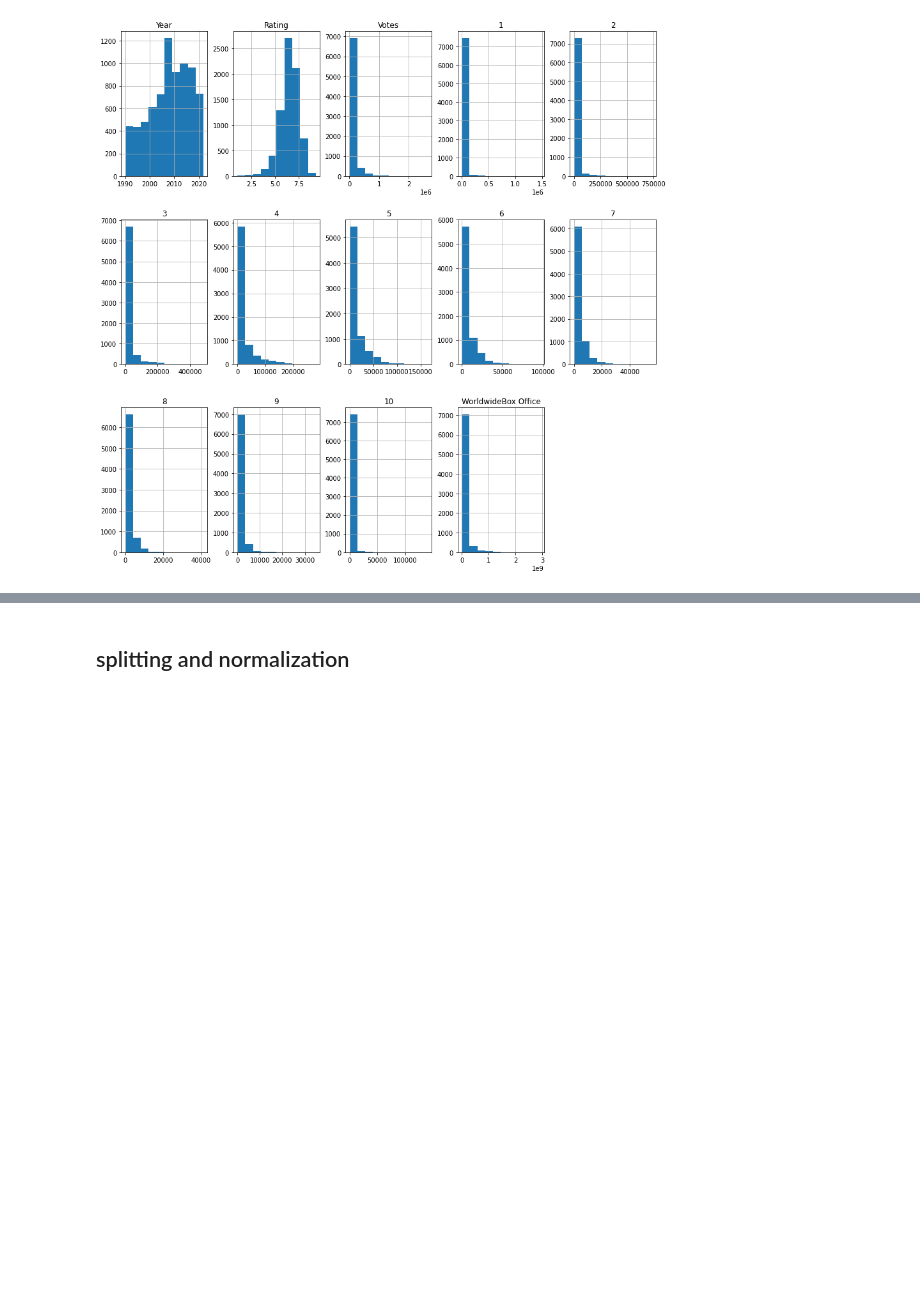
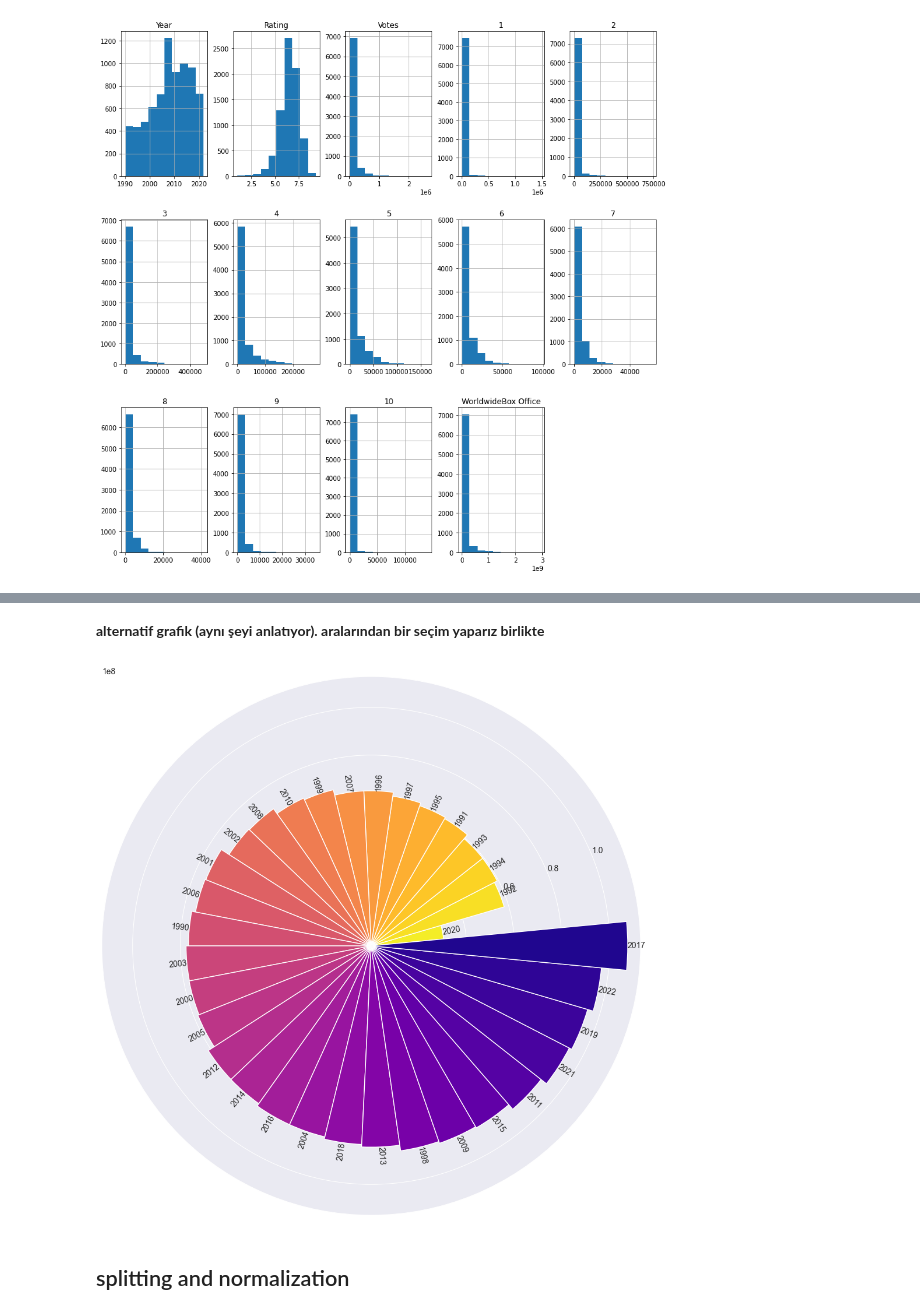
Before and after one commit to emre-bl/Movie-Revenue-Prediction, a Jupyter notebook: İMDB-m.ipynb, the cells around one changed output, grey strips where cells are left out. Drawn from its saved outputs; the diff is of its cells as text; code cells hidden in the pictures; blank space fills up the shorter version.

```diff
--- a/İMDB-m.ipynb
+++ b/İMDB-m.ipynb
@@ -331,3 +428,41 @@ sns.lineplot(x=years, y=revenues)
+# %% [markdown]
+**alternatif grafik (aynı şeyi anlatıyor). aralarından bir seçim yaparız birlikte**
+# %%
+plt.figure(figsize=(12,12))
+ax = plt.subplot(111, polar=True)
+plt.axis()
+
+lowerLimit = 0
+max_v = df['average revenue'].max()
+
+#set heights and width
+heights = df['average revenue']
+width = 2*np.pi / len(df.index)
+
+#set index and angle
+indexes = list(range(1, len(df.index)+1))
+angles = [element * width for element in indexes]
+
+bars = ax.bar(x=angles, height=heights, width=width, bottom=lowerLimit,
+              linewidth=1, edgecolor="white", color=pal_plas)
+labelPadding = 15
+
+for bar, angle, height, label in zip(bars,angles, heights, df['year']):
+    rotation = np.rad2deg(angle)
+    alignment = ""
+    #deal with alignment
+    if angle >= np.pi/2 and angle < 3*np.pi/2:
+        alignment = "right"
+        rotation = rotation + 180
+    else:
+        alignment = "left"
+    ax.text(x=angle, y=lowerLimit + bar.get_height() + labelPadding,
+            s=label, ha=alignment, va='center', rotation=rotation,
+            rotation_mode="anchor")
+    ax.set_thetagrids([], labels=[])
+plt.show()
+# %% [output]
+[figure, added]
 # %% [markdown]
 ## splitting and normalization
 # %%
```
Also changed, not shown: parts of 9 cells of this notebook.
